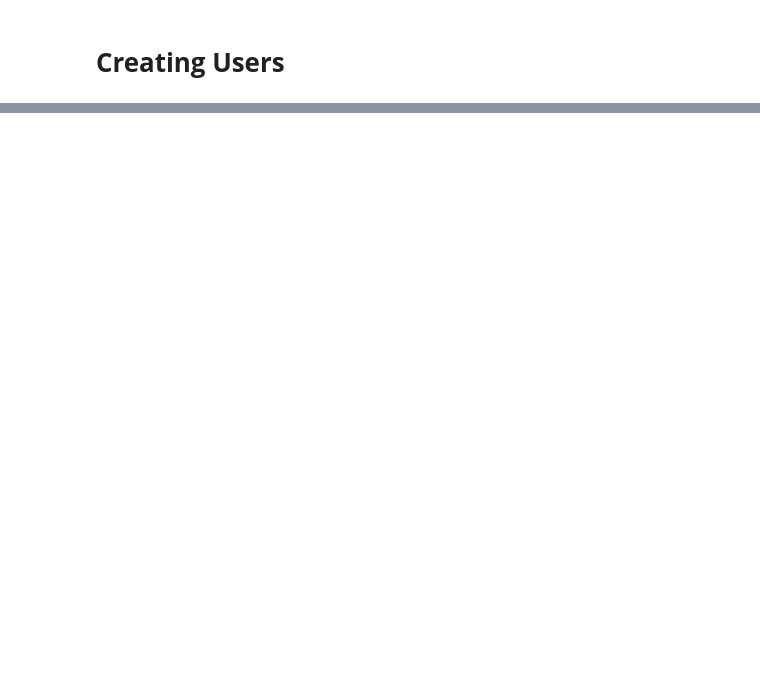
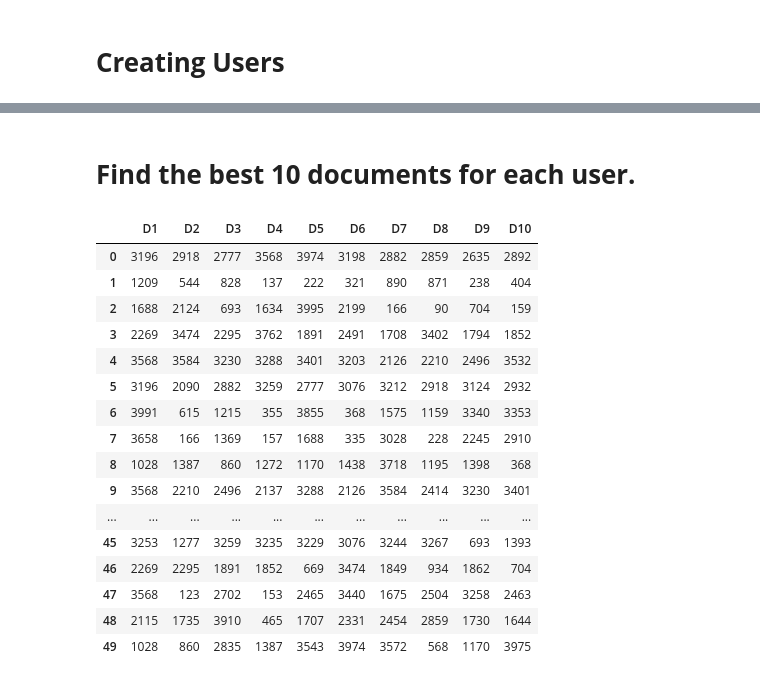
Before and after one commit to sarvesh237/News-Recom, a Jupyter notebook: NewsRecommenderAssignment.ipynb, the cells around one changed output, grey strips where cells are left out. Saved outputs shown, nothing was run; the diff lists cells and outputs as text; code cells hidden in the pictures; blank space fills up the shorter version.

```diff
--- a/NewsRecommenderAssignment.ipynb
+++ b/NewsRecommenderAssignment.ipynb
@@ -228,0 +299,24 @@ Topic 24:  ['school', 'student', 'education', 'budget', 'vaccine']
+# %% [markdown]
+# **Find the best 10 documents for each user.**
+# %%
+selected_docs = result.T.apply(lambda s, n: pd.Series(s.nlargest(n).index), axis=1, n=10)
+selected_docs.columns =['D1', 'D2', 'D3', 'D4', 'D5','D6','D7','D8','D9','D10']
+selected_docs
+# %% [output]
+|  | D1 | D2 | D3 | D4 | D5 | D6 | D7 | D8 | D9 | D10 |
+| 0 | 3196 | 2918 | 2777 | 3568 | 3974 | 3198 | 2882 | 2859 | 2635 | 2892 |
+| 1 | 1209 | 544 | 828 | 137 | 222 | 321 | 890 | 871 | 238 | 404 |
+| 2 | 1688 | 2124 | 693 | 1634 | 3995 | 2199 | 166 | 90 | 704 | 159 |
+| 3 | 2269 | 3474 | 2295 | 3762 | 1891 | 2491 | 1708 | 3402 | 1794 | 1852 |
+| 4 | 3568 | 3584 | 3230 | 3288 | 3401 | 3203 | 2126 | 2210 | 2496 | 3532 |
+| 5 | 3196 | 2090 | 2882 | 3259 | 2777 | 3076 | 3212 | 2918 | 3124 | 2932 |
+| 6 | 3991 | 615 | 1215 | 355 | 3855 | 368 | 1575 | 1159 | 3340 | 3353 |
+| 7 | 3658 | 166 | 1369 | 157 | 1688 | 335 | 3028 | 228 | 2245 | 2910 |
+| 8 | 1028 | 1387 | 860 | 1272 | 1170 | 1438 | 3718 | 1195 | 1398 | 368 |
+| 9 | 3568 | 2210 | 2496 | 2137 | 3288 | 2126 | 3584 | 2414 | 3230 | 3401 |
+| ... | ... | ... | ... | ... | ... | ... | ... | ... | ... | ... |
+| 45 | 3253 | 1277 | 3259 | 3235 | 3229 | 3076 | 3244 | 3267 | 693 | 1393 |
+| 46 | 2269 | 2295 | 1891 | 1852 | 669 | 3474 | 1849 | 934 | 1862 | 704 |
+| 47 | 3568 | 123 | 2702 | 153 | 2465 | 3440 | 1675 | 2504 | 3258 | 2463 |
+| 48 | 2115 | 1735 | 3910 | 465 | 1707 | 2331 | 2454 | 2859 | 1730 | 1644 |
+| 49 | 1028 | 860 | 2835 | 1387 | 3543 | 3974 | 3572 | 568 | 1170 | 3975 |
```
Also changed, not shown: parts of 11 cells of this notebook.
